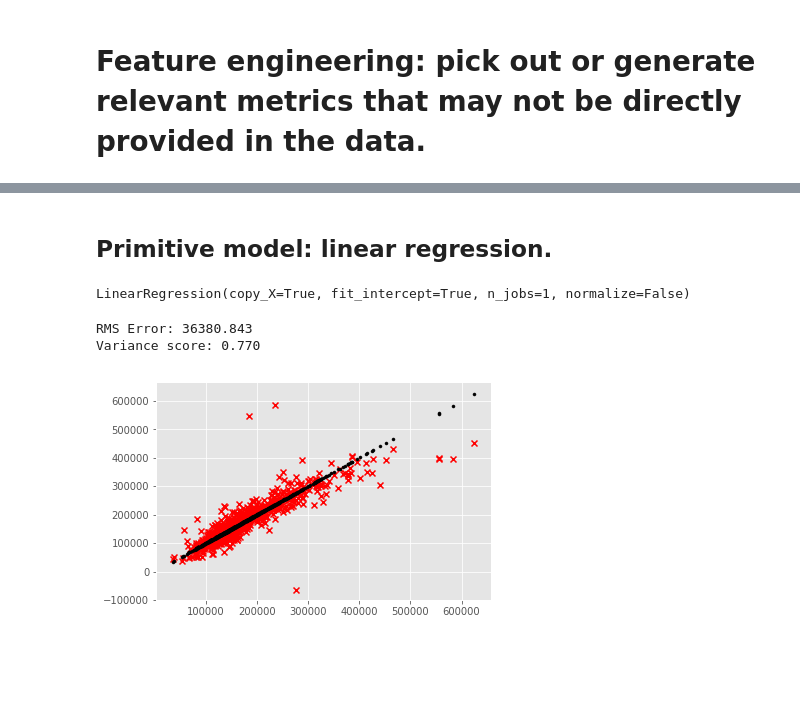
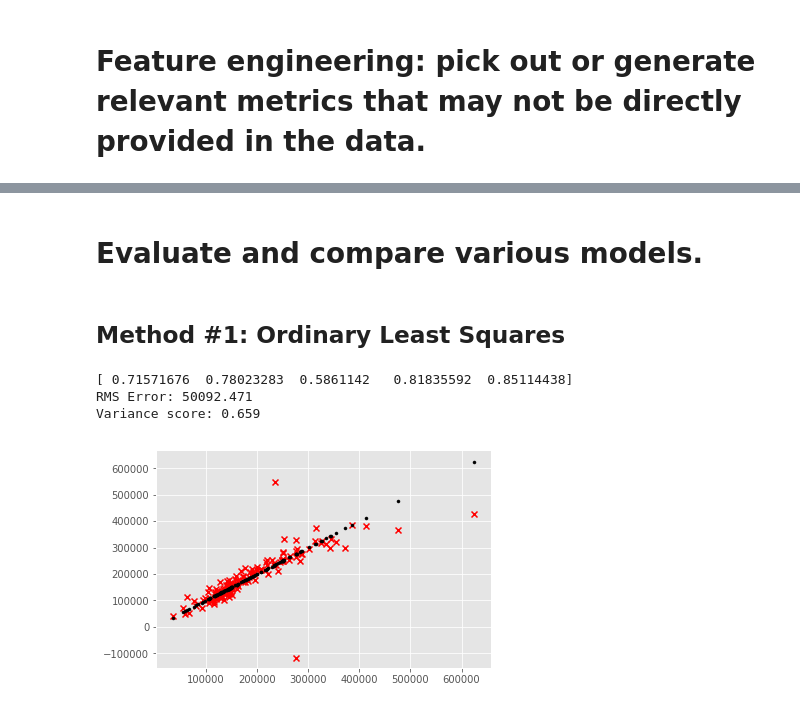
Before and after one commit to darrylgleason/Kaggle_House-Prices, a Jupyter notebook: House-Prices.ipynb, the cells around one changed output, grey strips where cells are left out. Saved outputs shown, nothing was run; the diff lists cells and outputs as text; code cells hidden in the pictures; blank space fills up the shorter version.

Commit message:
Implement sophisticated methods

```diff
--- a/House-Prices.ipynb
+++ b/House-Prices.ipynb
@@ -241,8 +295,3 @@ x_train.head()
 5 rows × 79 columns
 # %% [markdown]
 # Feature engineering: pick out or generate relevant metrics that may not be directly provided in the data.
-# %%
-### cols = x_train.columns.tolist()
-### cols_with_SF = [s for s in cols if "SF" in s]
-x_train['BsmtFinSF'] = x_train['TotalBsmtSF'] - x_train['BsmtUnfSF']
-x_train['EnclosedSF'] = x_train['BsmtFinSF'] + x_train['1stFlrSF'] + x_train['2ndFlrSF']
@@ -256,9 +298,33 @@ x_train1, x_train2, y_train1, y_train2 = train_test_split(
-# %% [markdown]
-## Primitive model: linear regression.
+# %%
+# The following commented code can be used to
+# see which features have "SF" ("square feet")
+# in their labels. Note that there are other
+# features whose units are square feet but
+# which don't have "SF" in their labels.
+### cols = x_train.columns.tolist()
+### cols_with_SF = [s for s in cols if "SF" in s]
+
+# Generally, the finished basement square feet
+# and total enclosed square feet in the home can
+# be important features. The notebook can be
+# reevaluated with engineer_features set to true/false
+# to determine whether these engineered features
+# have a significant impact on model training/predictions.
+if (engineer_features):
+    x_train['BsmtFinSF'] = x_train['TotalBsmtSF'] - x_train['BsmtUnfSF']
+    x_train['EnclosedSF'] = x_train['TotalBsmtSF'] + x_train['1stFlrSF'] + x_train['2ndFlrSF']
+# %% [markdown]
+# Evaluate and compare various models.
+# %% [markdown]
+## Method #1: Ordinary Least Squares
 # %%
-# Create the linear regression object and
+# Create the regression object and
 # train it on the target data.
-lin_regr = linear_model.LinearRegression()
-lin_regr.fit(x_train1, y_train1)
+# Create and evaluate the model on the training data.
+model = linear_model.LinearRegression()
+evaluate_model(x_train, y_train, model)
 # %% [output]
-LinearRegression(copy_X=True, fit_intercept=True, n_jobs=1, normalize=False)
+[ 0.71571676  0.78023283  0.5861142   0.81835592  0.85114438]
+RMS Error: 50092.471
+Variance score: 0.659
+[figure, added]
@@ -268,19 +330,0 @@ y_train2_pred = lin_regr.predict(x_train2)
-# %%
-# Evaluate the prediction by viewing the
-# coefficients, error, and variance (where
-# a variance of 1 indicates a perfect
-# prediction).
-#print('Coefficients: \n', lin_regr.coef_)
-print("RMS Error: %.3f"
-      % sqrt(mean_squared_error(y_train2, y_train2_pred)))
-print('Variance score: %.3f' % r2_score(y_train2, y_train2_pred))
-
-# Plot outputs
-plt.scatter(y_train2, y_train2_pred, color='red', marker='x')
-plt.scatter(y_train2, y_train2, color='black', marker='.')
-plt.show()
-plt.legend(('Linear Regression', "True Prices"));
-# %% [output]
-RMS Error: 36380.843
-Variance score: 0.770
-[figure, removed]
```
Also changed, not shown: parts of 23 cells of this notebook.
